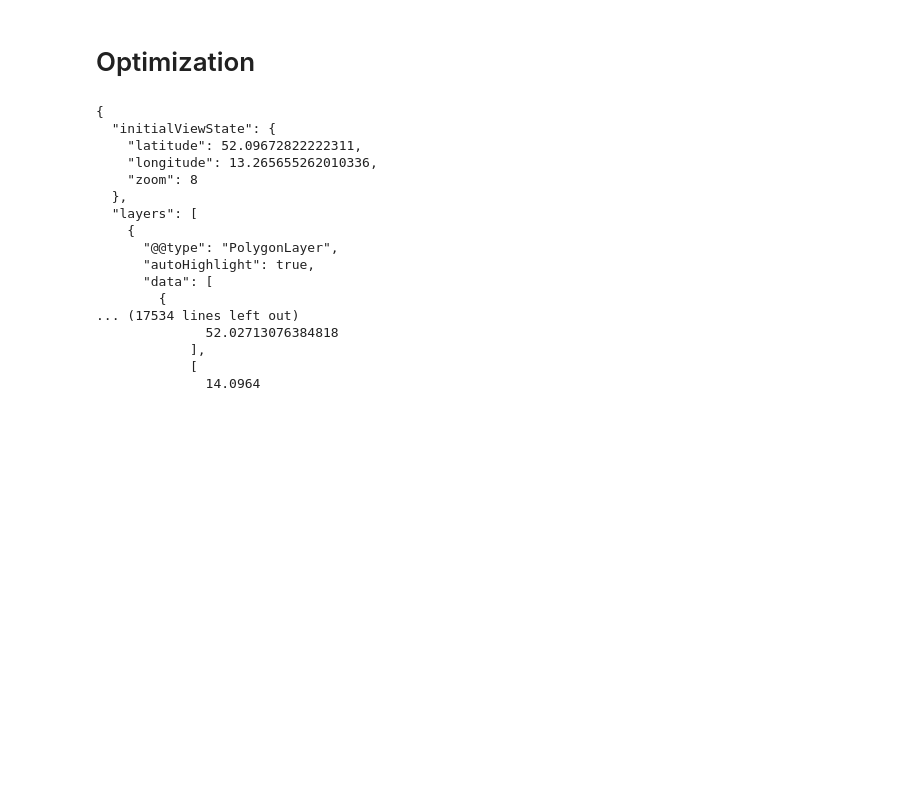
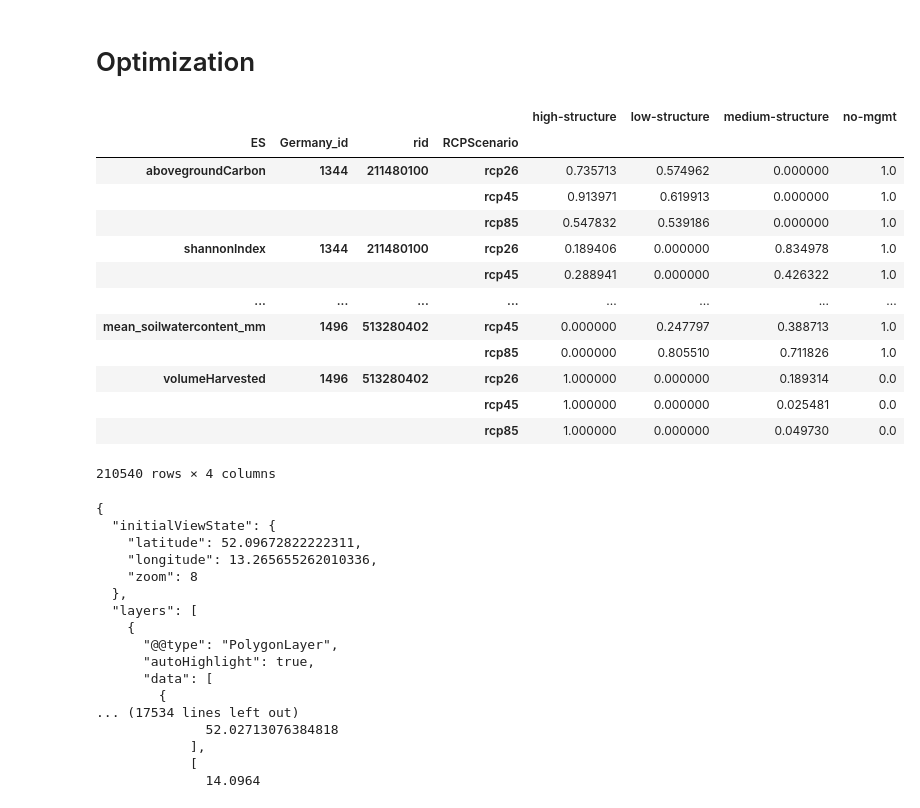
Before and after one commit to k-gregor/velux_optimization, a Jupyter notebook: iland_optimization.ipynb, the cells around one changed output. Cells and saved outputs as stored; diff of their text form; code cells hidden in the pictures; blank space fills up the shorter version.

```diff
--- a/iland_optimization.ipynb
+++ b/iland_optimization.ipynb
@@ -55,5 +63,22 @@ data_for_optimizer.to_csv('brandenburd_optimizer_data.csv')
 weights = [1.0, 0.0, 0.0, 0.0, 0.0]
 # %%
 data_for_optimizer = pd.read_csv('brandenburd_optimizer_data.csv').set_index(['ES', 'Germany_id', 'rid', 'RCPScenario'])
+# %%
+data_for_optimizer
+# %% [output]
+|  |  |  |  | high-structure | low-structure | medium-structure | no-mgmt |
+| ES | Germany_id | rid | RCPScenario |  |  |  |  |
+| abovegroundCarbon | 1344 | 211480100 | rcp26 | 0.735713 | 0.574962 | 0.000000 | 1.0 |
+|  |  |  | rcp45 | 0.913971 | 0.619913 | 0.000000 | 1.0 |
+|  |  |  | rcp85 | 0.547832 | 0.539186 | 0.000000 | 1.0 |
+| shannonIndex | 1344 | 211480100 | rcp26 | 0.189406 | 0.000000 | 0.834978 | 1.0 |
+|  |  |  | rcp45 | 0.288941 | 0.000000 | 0.426322 | 1.0 |
+| ... | ... | ... | ... | ... | ... | ... | ... |
+| mean_soilwatercontent_mm | 1496 | 513280402 | rcp45 | 0.000000 | 0.247797 | 0.388713 | 1.0 |
+|  |  |  | rcp85 | 0.000000 | 0.805510 | 0.711826 | 1.0 |
+| volumeHarvested | 1496 | 513280402 | rcp26 | 1.000000 | 0.000000 | 0.189314 | 0.0 |
+|  |  |  | rcp45 | 1.000000 | 0.000000 | 0.025481 | 0.0 |
+|  |  |  | rcp85 | 1.000000 | 0.000000 | 0.049730 | 0.0 |
+210540 rows × 4 columns
 # %%
 importlib.reload(opt)
```
Also changed, not shown: parts of 5 cells of this notebook, 2 other files.
